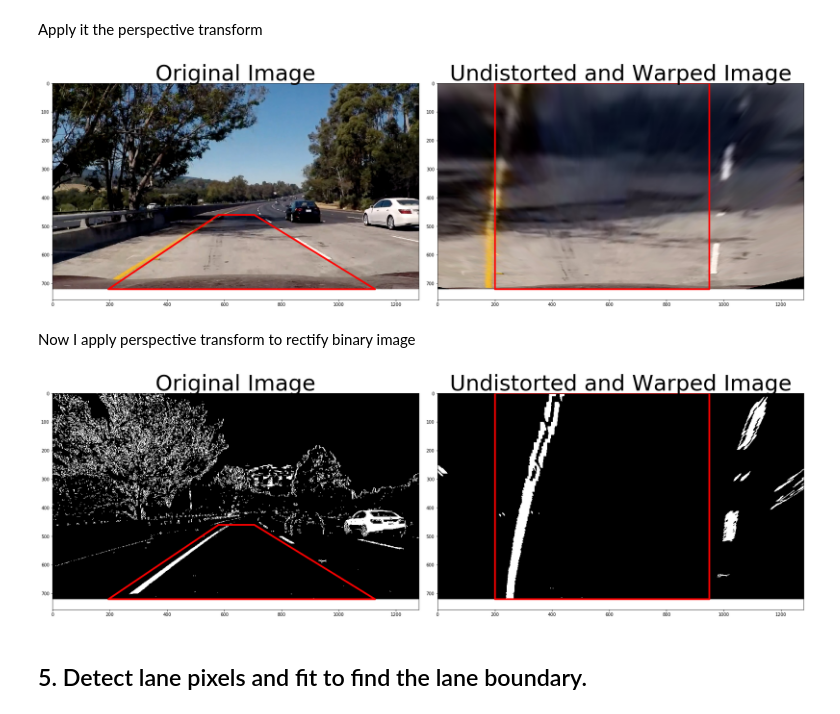
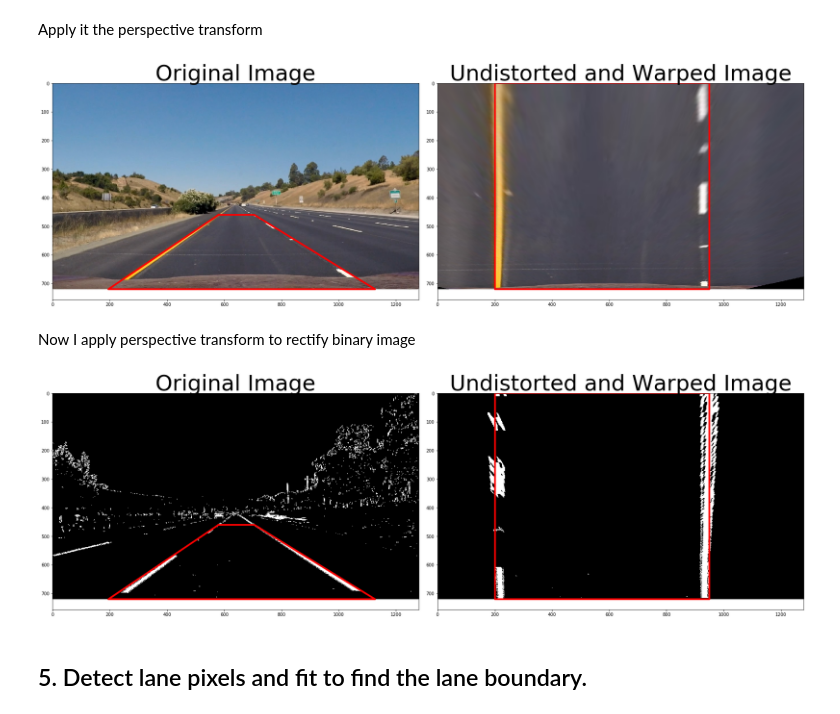
Before and after one commit to pablosaurasperez/CarND-Advanced-Lane-Lines, a Jupyter notebook: P4_AdvancedLaneFinding.ipynb, the cells around one changed output. Cells and saved outputs as stored; diff of their text form; code cells hidden in the pictures.

```diff
--- a/P4_AdvancedLaneFinding.ipynb
+++ b/P4_AdvancedLaneFinding.ipynb
@@ -102,7 +102,7 @@ ax2.set_title('Undistorted Image', fontsize=30)
 ## 2. Apply a distortion correction to raw images
 # %%
 # Test undistortion on an image
-img = cv2.imread('test_images/test6.jpg')
+img = cv2.imread('test_images/straight_lines2.jpg')
 img = cv2.cvtColor(img, cv2.COLOR_BGR2RGB)
 
 #Calculate distortion coefficients
@@ -283,28 +283,28 @@ def corners_unwarp(img, mtx, dist):
 Apply it the perspective transform
 # %%
 # Test on an image where lines are straight
-img = cv2.imread('test_images/test5.jpg')
+img = cv2.imread('test_images/straight_lines1.jpg')
 
 top_down, perspective_M, perspective_Minv, src, dst = corners_unwarp(img, mtx, dist)
 
 x_src = [src[0][0], src[1][0], src[2][0], src[3][0], src[0][0]]
 y_src = [src[0][1], src[1][1], src[2][1], src[3][1], src[0][1]]
 
 x_dst = [dst[0][0], dst[1][0], dst[2][0], dst[3][0], dst[0][0]]
 y_dst = [dst[0][1], dst[1][1], dst[2][1], dst[3][1], dst[0][1]]
 
 f, (ax1, ax2) = plt.subplots(1, 2, figsize=(24, 9))
 f.tight_layout()
 ax1.imshow(cv2.cvtColor(img, cv2.COLOR_BGR2RGB))
 ax1.plot(x_src, y_src, 'r-', lw=4)
 ax1.set_title('Original Image', fontsize=50)
 
 ax2.imshow(cv2.cvtColor(top_down, cv2.COLOR_BGR2RGB))
 ax2.plot(x_dst, y_dst, 'r-', lw=4)
 ax2.set_title('Undistorted and Warped Image', fontsize=50)
 plt.subplots_adjust(left=0., right=1, top=0.9, bottom=0.)
 # %% [output]
-[figure, old version]
+[figure, new version]
 # %% [markdown]
 Now I apply perspective transform to rectify binary image
 # %%
@@ -327,7 +327,7 @@ ax2.plot(x_dst, y_dst, 'r-', lw=4)
 ax2.set_title('Undistorted and Warped Image', fontsize=50)
 plt.subplots_adjust(left=0., right=1, top=0.9, bottom=0.)
 # %% [output]
-[figure, old version]
+[figure, new version]
 # %% [markdown]
 ## 5. Detect lane pixels and fit to find the lane boundary.
 # %%
```
Also changed, not shown: parts of 19 cells of this notebook.
